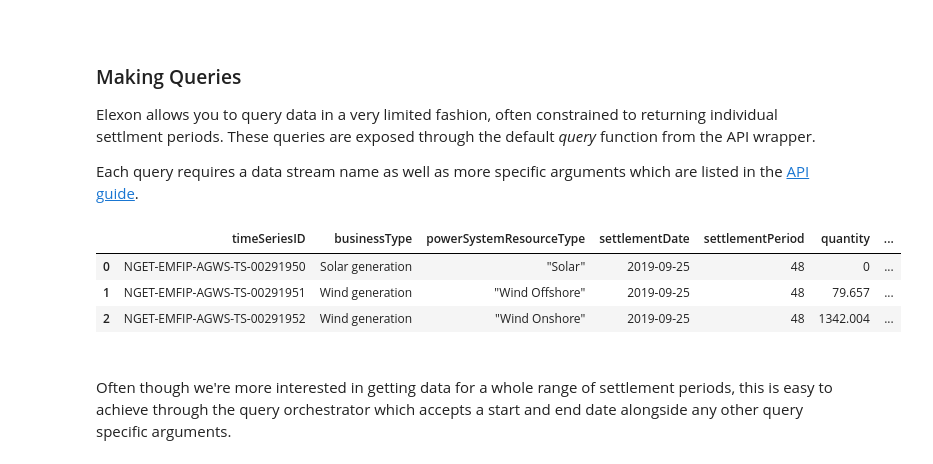
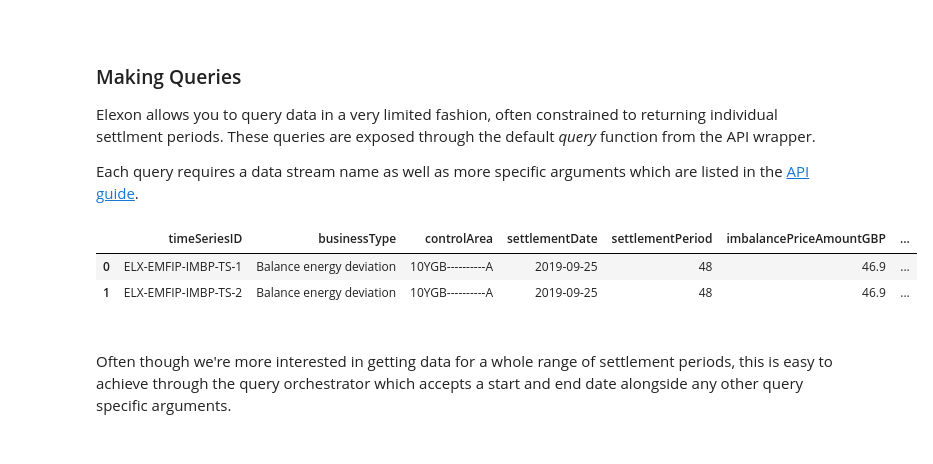
Before and after one commit to OSUKED/ElexonDataPortal, a Jupyter notebook: nbs/Example Usage.ipynb, the cells around one changed output. Saved outputs shown, nothing was run; the diff lists cells and outputs as text; code cells hidden in the pictures.

```diff
--- a/Example Usage.ipynb
+++ b/nbs/Example Usage.ipynb
@@ -39,21 +39,20 @@ Elexon allows you to query data in a very limited fashion, often constrained to
 
 Each query requires a data stream name as well as more specific arguments which are listed in the <a href="https://www.elexon.co.uk/wp-content/uploads/2018/09/BMRS-API-Data-Push-User-Guide.pdf">API guide</a>.
 # %%
-stream = 'B1630'
+stream = 'B1770'
 
 query_args = {
     'query_date' : '2019-09-25',
     'SP' : 48,
 }
 
 df_RES_SP = edp_wrapper.query(stream, query_args)
 
 df_RES_SP
 # %% [output]
-|  | timeSeriesID | businessType | powerSystemResourceType | settlementDate | settlementPeriod | quantity | ... |
-| 0 | NGET-EMFIP-AGWS-TS-00291950 | Solar generation | "Solar" | 2019-09-25 | 48 | 0 | ... |
-| 1 | NGET-EMFIP-AGWS-TS-00291951 | Wind generation | "Wind Offshore" | 2019-09-25 | 48 | 79.657 | ... |
-| 2 | NGET-EMFIP-AGWS-TS-00291952 | Wind generation | "Wind Onshore" | 2019-09-25 | 48 | 1342.004 | ... |
+|  | timeSeriesID | businessType | controlArea | settlementDate | settlementPeriod | imbalancePriceAmountGBP | ... |
+| 0 | ELX-EMFIP-IMBP-TS-1 | Balance energy deviation | 10YGB----------A | 2019-09-25 | 48 | 46.9 | ... |
+| 1 | ELX-EMFIP-IMBP-TS-2 | Balance energy deviation | 10YGB----------A | 2019-09-25 | 48 | 46.9 | ... |
 # %% [markdown]
 <br>
 
```
Also changed, not shown: 11 other files.
